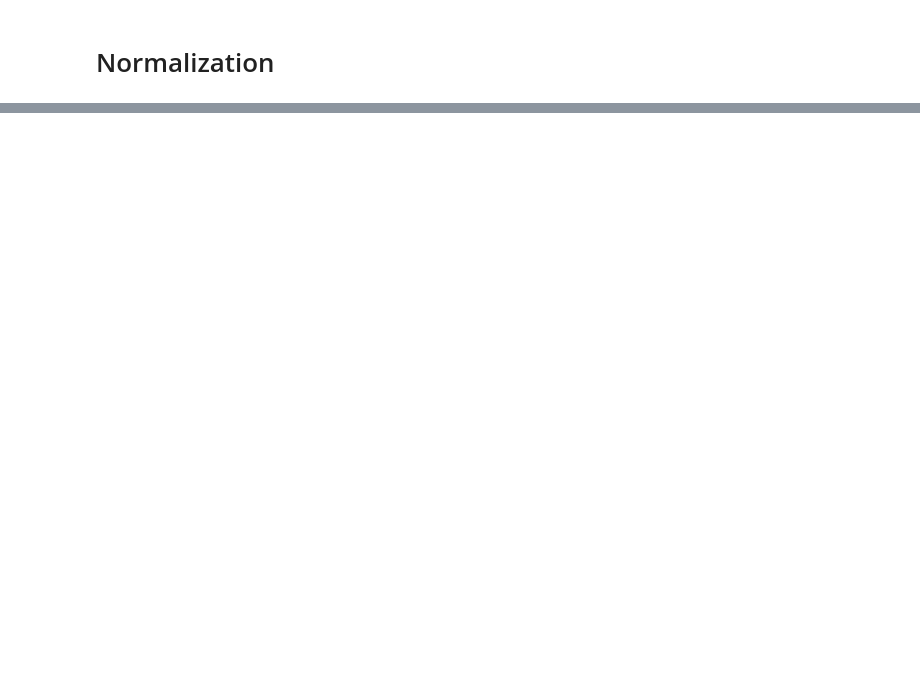
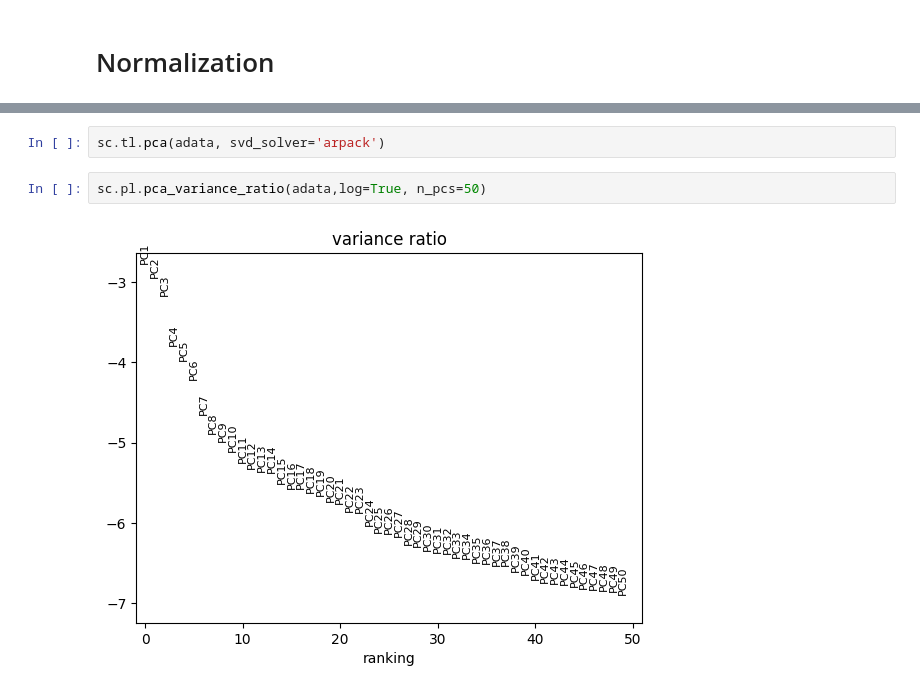
Before and after one commit to ThorstenCodes/scRNAseq-selfproject-pancreatitis, a Jupyter notebook: Pancreatitis_Reanalysis.ipynb, the cells around one changed output, grey strips where cells are left out. Cells and saved outputs as stored; diff of their text form; blank space fills up the shorter version.

```diff
--- a/Pancreatitis_Reanalysis.ipynb
+++ b/Pancreatitis_Reanalysis.ipynb
@@ -522,0 +601,6 @@ View of AnnData object with n_obs × n_vars = 26752 × 17902
+# %%
+sc.tl.pca(adata, svd_solver='arpack')
+# %%
+sc.pl.pca_variance_ratio(adata,log=True, n_pcs=50)
+# %% [output]
+[figure, added]
```
Also changed, not shown: parts of 46 cells of this notebook.
